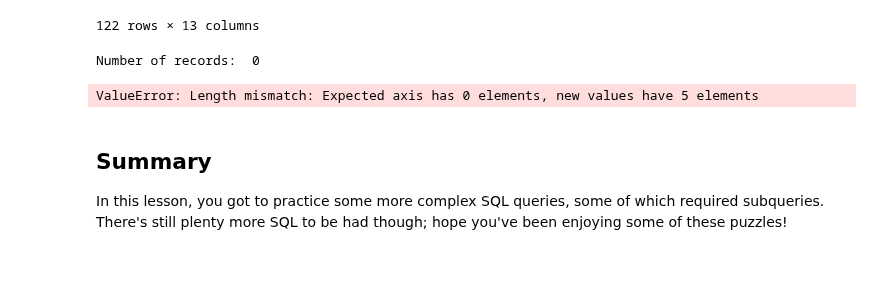
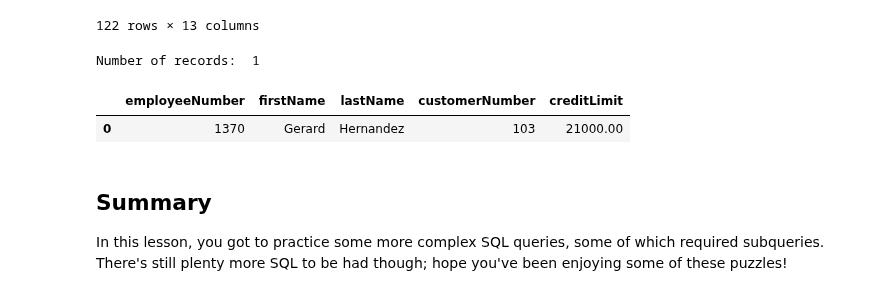
Before and after one commit to LearnCoTEMP1178/dsc-sql-subqueries-lab-dc-ds-071519, a Jupyter notebook: index.ipynb, the cells around one changed output. Drawn from its saved outputs; the diff is of its cells as text; code cells hidden in the pictures; blank space fills up the shorter version.

```diff
--- a/index.ipynb
+++ b/index.ipynb
@@ -152,23 +152,24 @@ Number of records:  122
 # %%
 #Your code here
 df = pd.DataFrame(
     c.execute("""
 
 SELECT employeeNumber, firstName, lastName, c.customerNumber, c.creditLimit
 FROM employees as e
 JOIN customers as c
 ON e.employeeNumber = c.salesRepEmployeeNumber
-WHERE c.creditLimit = 21000.00
+WHERE c.creditLimit = '21000.00'
 
 """).fetchall()
 )
 
 print('Number of records: ',len(df))
 df.columns = [x[0] for x in c.description]
 df
 # %% [output]
-Number of records:  0
+Number of records:  1
-ValueError: Length mismatch: Expected axis has 0 elements, new values have 5 elements
+|  | employeeNumber | firstName | lastName | customerNumber | creditLimit |
+| 0 | 1370 | Gerard | Hernandez | 103 | 21000.00 |
 # %% [markdown]
 ## Summary
 
```
